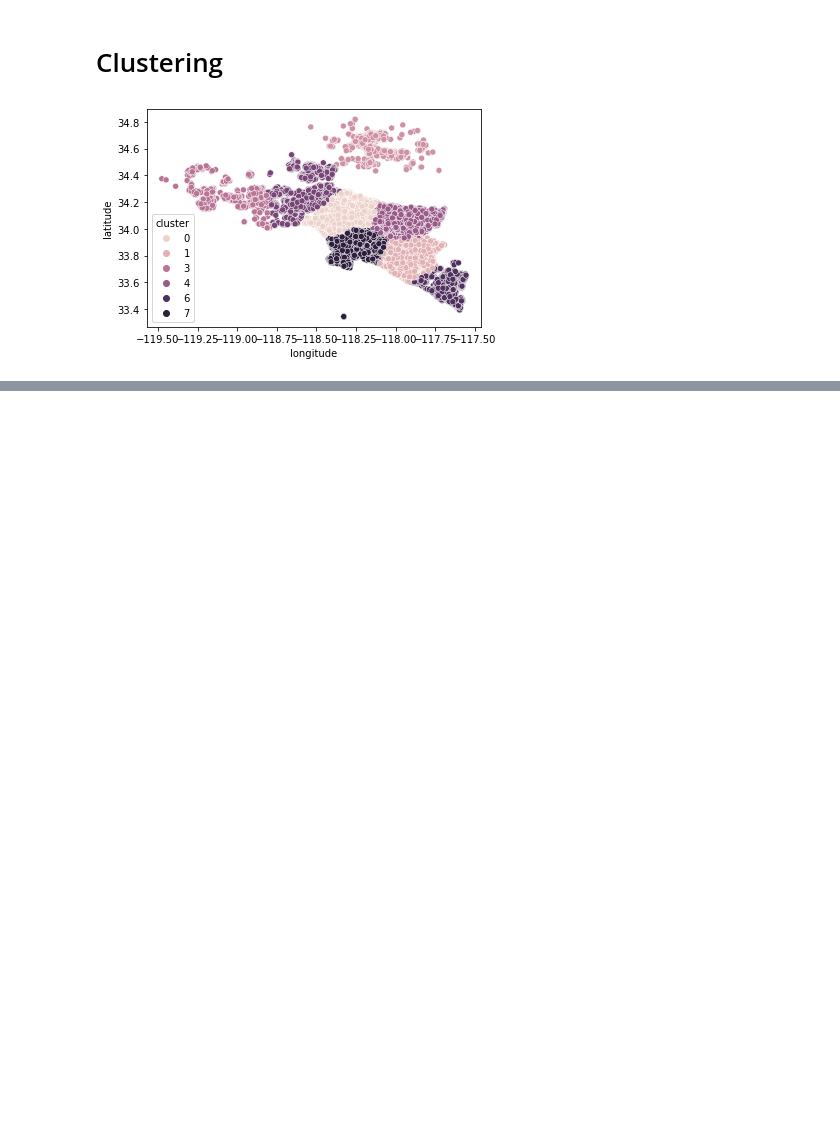
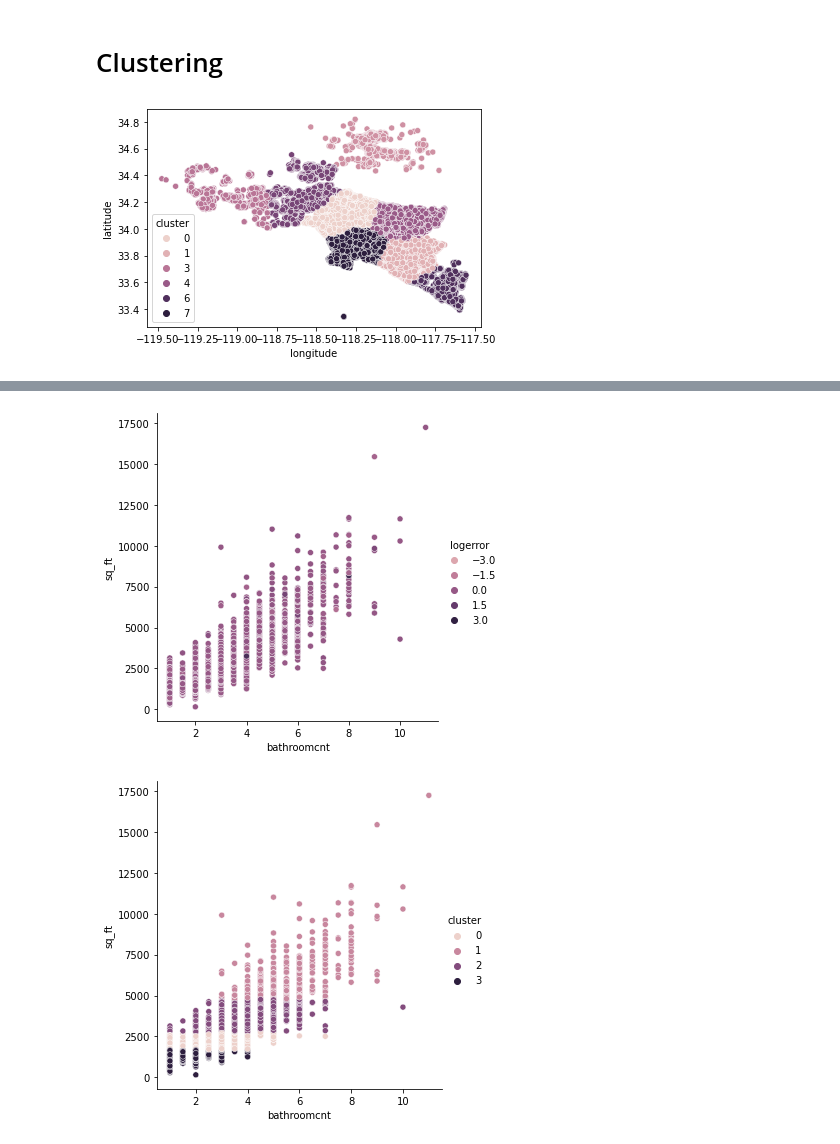
Before and after one commit to DanielFordHUB/zillow_clustering_project, a Jupyter notebook: workbook.ipynb, the cells around one changed output, grey strips where cells are left out. Cells and saved outputs as stored; diff of their text form; code cells hidden in the pictures; blank space fills up the shorter version.

```diff
--- a/workbook.ipynb
+++ b/workbook.ipynb
@@ -375,0 +388,23 @@ for i, k in enumerate(range(3,9)):
+# %%
+for k in range(3, 9):
+
+    # creating clusters with KMeans
+    x = train_scaled[['latitude', 'longitude']]
+    kmeans = KMeans(n_clusters=k, random_state=random_state)
+    kmeans.fit(x)
+    train['cluster'] = kmeans.predict(x)
+
+    # testing whether there is a significant difference in logerror among the clusters
+    alpha = .05
+    args = []
+    for x in range(k):
+        args.append(train_scaled[train_scaled.cluster == x].logerror)
+    stat, p = stats.f_oneway(*args)
+
+    print('-' * 50)
+    print('n_clusters = ', k)
+    print('stat = ', stat)
+    print('p = ', p)
+    if p < alpha:
+        print('reject H0')
+    else: print('fail to reject H0')
@@ -414,0 +492,6 @@ for i, k in enumerate(range(3,9)):
+# %%
+x = train[['bathroomcnt', 'sq_ft']]
+kmeans = KMeans(n_clusters = 4)
+kmeans.fit(x)
+train['cluster'] = kmeans.predict(x)
+train.head()
@@ -414,0 +505,9 @@ for i, k in enumerate(range(3,9)):
+# %%
+
+sns.relplot(data=train, x='bathroomcnt', y='sq_ft', hue='logerror')
+plt.show()
+sns.relplot(data=train, x='bathroomcnt', y='sq_ft', hue='cluster')
+plt.show()
+# %% [output]
+[figure, added]
+[figure, added]
```
Also changed, not shown: parts of 16 cells of this notebook, 3 other files.
